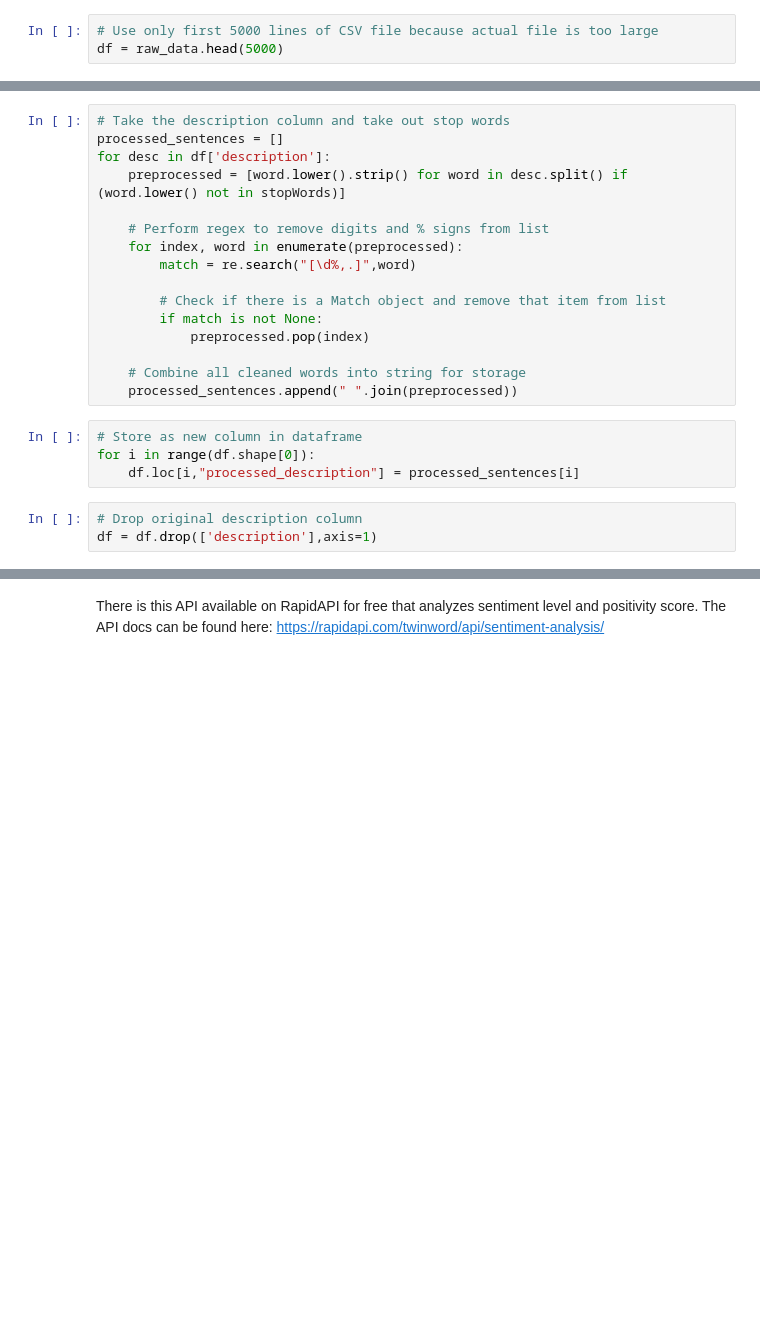
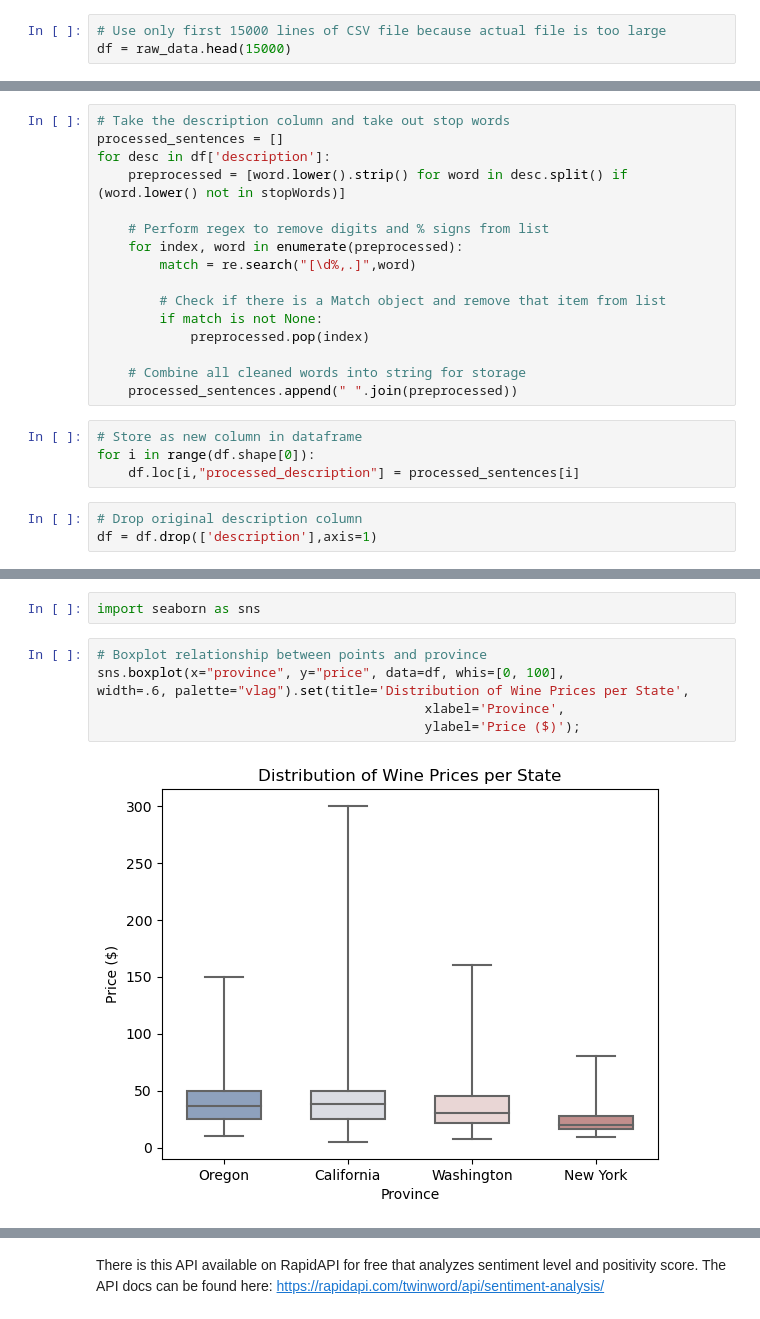
Before and after one commit to thealphacubicle/NEU-Snowball-Project-2023, a Jupyter notebook: Snowball Project.ipynb, the cells around one changed output, grey strips where cells are left out. Cells and saved outputs as stored; diff of their text form; blank space fills up the shorter version.

Commit message:
Continued processing and started data viz

```diff
--- a/Snowball Project.ipynb
+++ b/Snowball Project.ipynb
@@ -16,6 +16,6 @@ raw_data = pd.read_csv('winemag-data-130k-v2.csv')
 # %%
-# Use only first 5000 lines of CSV file because actual file is too large
-df = raw_data.head(5000)
+# Use only first 15000 lines of CSV file because actual file is too large
+df = raw_data.head(15000)
 # %%
 # Get column names
 df.columns
@@ -159,0 +149,10 @@ price_point_state_comp
+# %%
+import seaborn as sns
+# %%
+# Boxplot relationship between points and province
+sns.boxplot(x="province", y="price", data=df, whis=[0, 100],
+width=.6, palette="vlag").set(title='Distribution of Wine Prices per State',
+                                          xlabel='Province',
+                                          ylabel='Price ($)');
+# %% [output]
+[figure, added]
```
Also changed, not shown: parts of 18 cells of this notebook.
